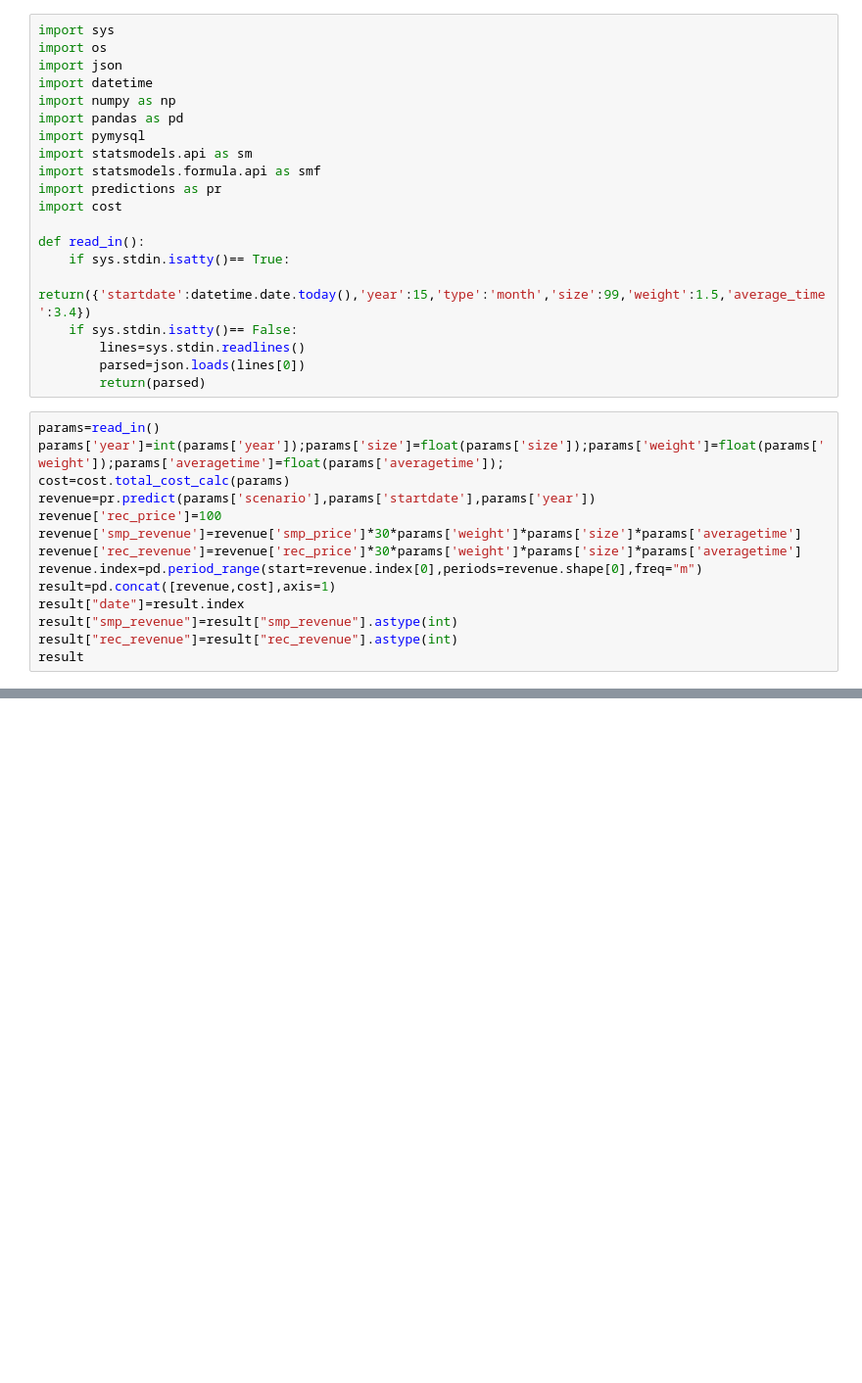
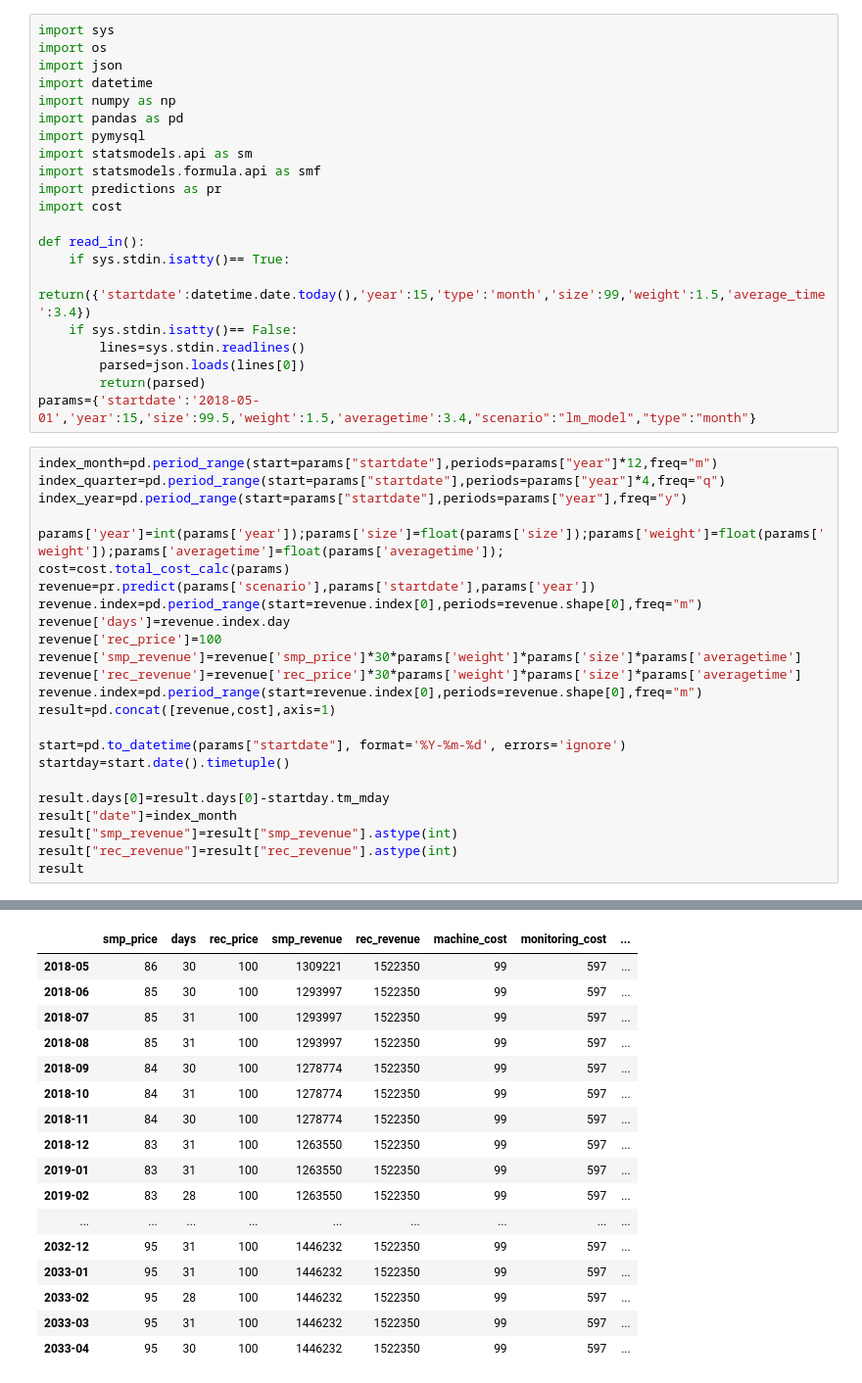
Before and after one commit to youngji-cho/fermi, a Jupyter notebook: Fermi-Server/python/simulation.ipynb, the cells around one changed output, grey strips where cells are left out. Shown at 98% size. Drawn from its saved outputs; the diff is of its cells as text; blank space fills up the shorter version.

```diff
--- a/Fermi-Server/python/simulation.ipynb
+++ b/Fermi-Server/python/simulation.ipynb
@@ -18,17 +18,28 @@ def read_in():
         lines=sys.stdin.readlines()
         parsed=json.loads(lines[0])
         return(parsed)
+params={'startdate':'2018-05-01','year':15,'size':99.5,'weight':1.5,'averagetime':3.4,"scenario":"lm_model","type":"month"}
 # %%
-params=read_in()
+index_month=pd.period_range(start=params["startdate"],periods=params["year"]*12,freq="m")
+index_quarter=pd.period_range(start=params["startdate"],periods=params["year"]*4,freq="q")
+index_year=pd.period_range(start=params["startdate"],periods=params["year"],freq="y")
+
 params['year']=int(params['year']);params['size']=float(params['size']);params['weight']=float(params['weight']);params['averagetime']=float(params['averagetime']);
 cost=cost.total_cost_calc(params)
 revenue=pr.predict(params['scenario'],params['startdate'],params['year'])
+revenue.index=pd.period_range(start=revenue.index[0],periods=revenue.shape[0],freq="m")
+revenue['days']=revenue.index.day
 revenue['rec_price']=100
 revenue['smp_revenue']=revenue['smp_price']*30*params['weight']*params['size']*params['averagetime']
 revenue['rec_revenue']=revenue['rec_price']*30*params['weight']*params['size']*params['averagetime']
 revenue.index=pd.period_range(start=revenue.index[0],periods=revenue.shape[0],freq="m")
 result=pd.concat([revenue,cost],axis=1)
-result["date"]=result.index
+
+start=pd.to_datetime(params["startdate"], format='%Y-%m-%d', errors='ignore')
+startday=start.date().timetuple()
+
+result.days[0]=result.days[0]-startday.tm_mday
+result["date"]=index_month
 result["smp_revenue"]=result["smp_revenue"].astype(int)
 result["rec_revenue"]=result["rec_revenue"].astype(int)
 result
@@ -36,0 +50,17 @@ IndexError: list index out of range
+|  | smp_price | days | rec_price | smp_revenue | rec_revenue | machine_cost | monitoring_cost | ... |
+| 2018-05 | 86 | 30 | 100 | 1309221 | 1522350 | 99 | 597 | ... |
+| 2018-06 | 85 | 30 | 100 | 1293997 | 1522350 | 99 | 597 | ... |
+| 2018-07 | 85 | 31 | 100 | 1293997 | 1522350 | 99 | 597 | ... |
+| 2018-08 | 85 | 31 | 100 | 1293997 | 1522350 | 99 | 597 | ... |
+| 2018-09 | 84 | 30 | 100 | 1278774 | 1522350 | 99 | 597 | ... |
+| 2018-10 | 84 | 31 | 100 | 1278774 | 1522350 | 99 | 597 | ... |
+| 2018-11 | 84 | 30 | 100 | 1278774 | 1522350 | 99 | 597 | ... |
+| 2018-12 | 83 | 31 | 100 | 1263550 | 1522350 | 99 | 597 | ... |
+| 2019-01 | 83 | 31 | 100 | 1263550 | 1522350 | 99 | 597 | ... |
+| 2019-02 | 83 | 28 | 100 | 1263550 | 1522350 | 99 | 597 | ... |
+| ... | ... | ... | ... | ... | ... | ... | ... | ... |
+| 2032-12 | 95 | 31 | 100 | 1446232 | 1522350 | 99 | 597 | ... |
+| 2033-01 | 95 | 31 | 100 | 1446232 | 1522350 | 99 | 597 | ... |
+| 2033-02 | 95 | 28 | 100 | 1446232 | 1522350 | 99 | 597 | ... |
+| 2033-03 | 95 | 31 | 100 | 1446232 | 1522350 | 99 | 597 | ... |
+| 2033-04 | 95 | 30 | 100 | 1446232 | 1522350 | 99 | 597 | ... |
```
Also changed, not shown: parts of 8 cells of this notebook, 1 other file.
